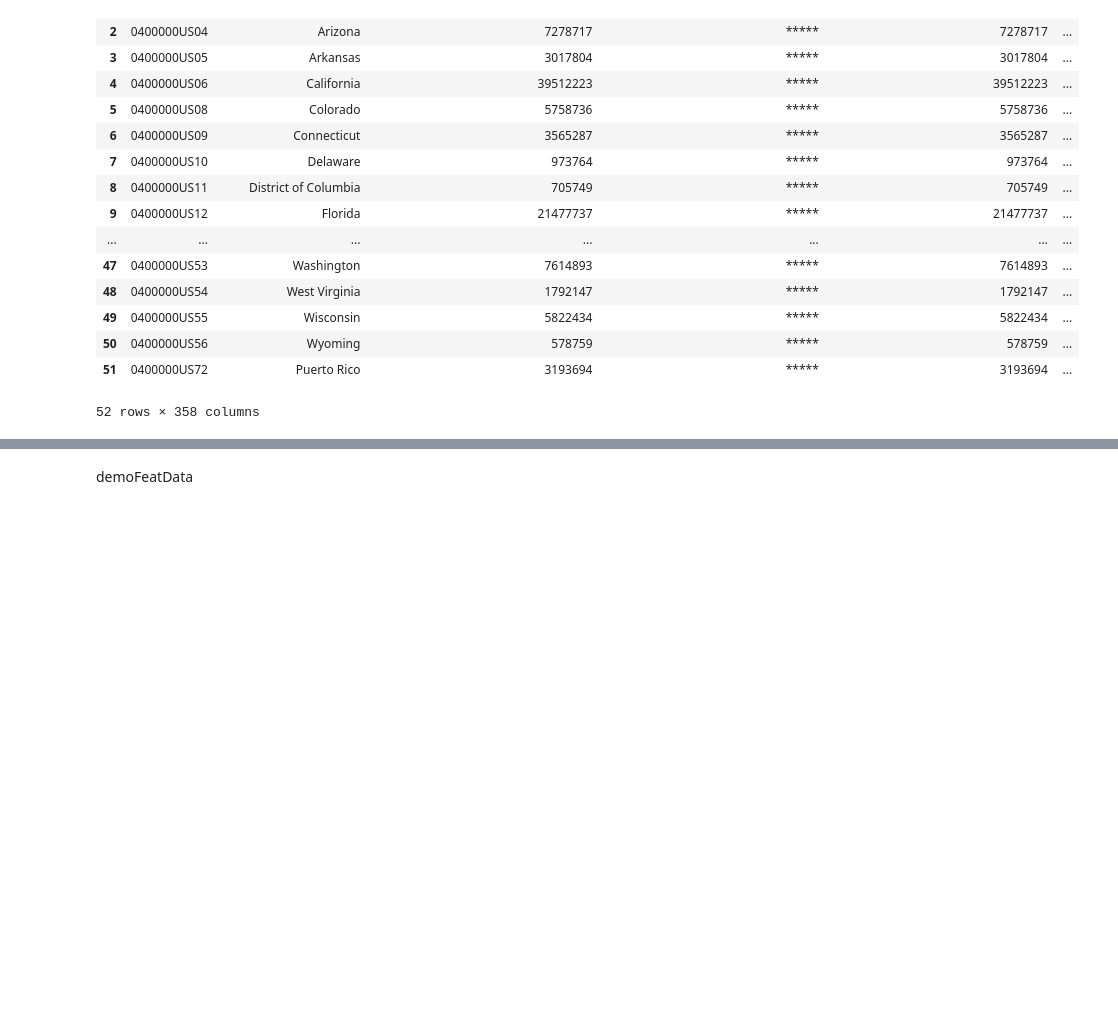
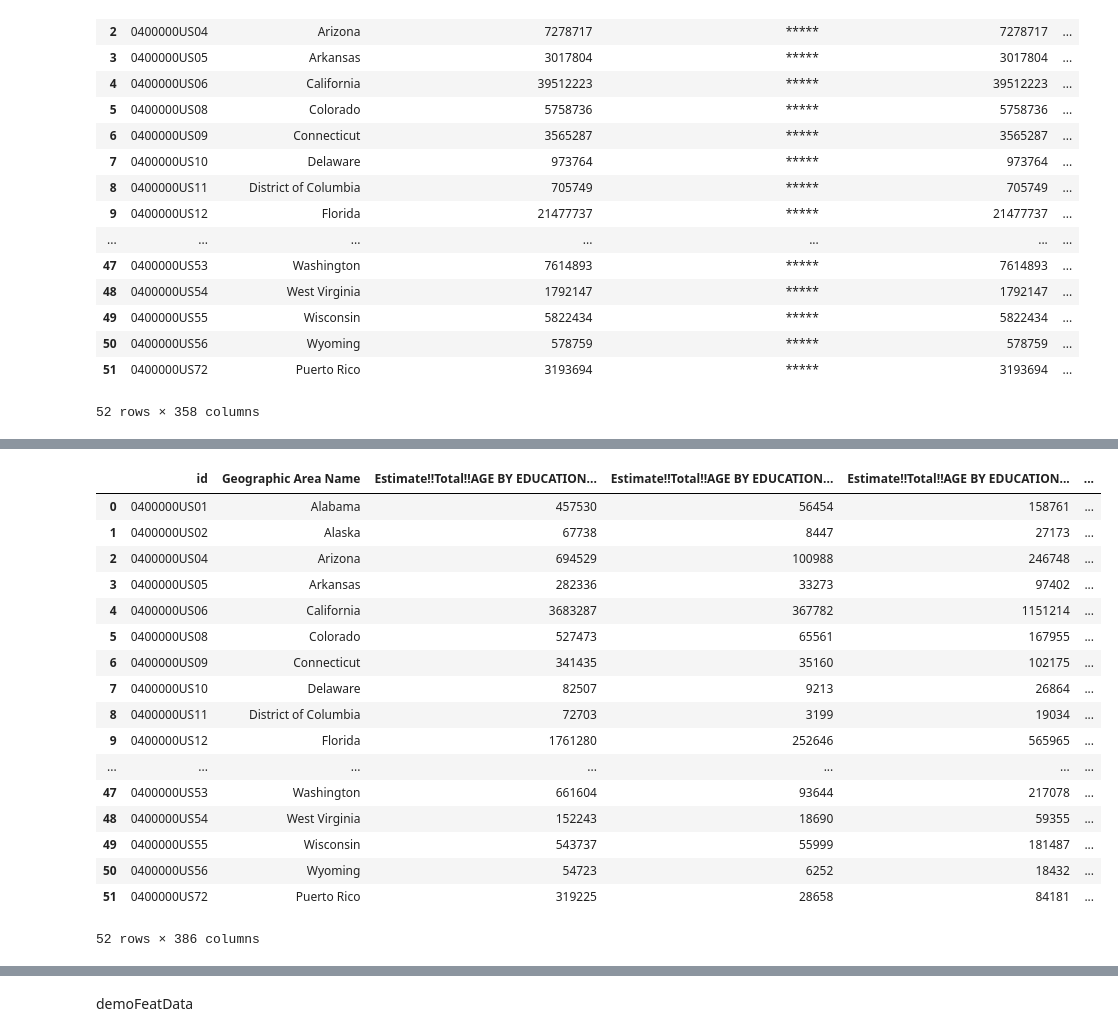
Before and after one commit to MichiganDataScienceTeam/F20-Election-Prediction, a Jupyter notebook: notebooks/demographic_exploration.ipynb, the cells around one changed output, grey strips where cells are left out. Saved outputs shown, nothing was run; the diff lists cells and outputs as text; code cells hidden in the pictures; blank space fills up the shorter version.

```diff
--- a/notebooks/demographic_exploration.ipynb
+++ b/notebooks/demographic_exploration.ipynb
@@ -75,9 +57,29 @@ feat_columns = ["Estimate!!SEX AND AGE!!Total population!!Median age (years)",
 # %%
 demoFeatData = demographicData[feat_columns]
 # %%
-educationData = pd.read_csv("../data/ACSST1Y2019.S1501_data_with_overlays_2020-10-22T140417.csv",skiprows=([0]))
+educationData = pd.read_csv("Data/ACSST1Y2019.S1501_data_with_overlays_2020-10-22T140417.csv",skiprows=([0]))
 # %%
 margins = [column for column in educationData.columns if "Margin" in column]
 # %%
 educationData = educationData.drop(columns = margins)
+educationData
+# %% [output]
+|  | id | Geographic Area Name | Estimate!!Total!!AGE BY EDUCATION... | Estimate!!Total!!AGE BY EDUCATION... | Estimate!!Total!!AGE BY EDUCATION... | ... |
+| 0 | 0400000US01 | Alabama | 457530 | 56454 | 158761 | ... |
+| 1 | 0400000US02 | Alaska | 67738 | 8447 | 27173 | ... |
+| 2 | 0400000US04 | Arizona | 694529 | 100988 | 246748 | ... |
+| 3 | 0400000US05 | Arkansas | 282336 | 33273 | 97402 | ... |
+| 4 | 0400000US06 | California | 3683287 | 367782 | 1151214 | ... |
+| 5 | 0400000US08 | Colorado | 527473 | 65561 | 167955 | ... |
+| 6 | 0400000US09 | Connecticut | 341435 | 35160 | 102175 | ... |
+| 7 | 0400000US10 | Delaware | 82507 | 9213 | 26864 | ... |
+| 8 | 0400000US11 | District of Columbia | 72703 | 3199 | 19034 | ... |
+| 9 | 0400000US12 | Florida | 1761280 | 252646 | 565965 | ... |
+| ... | ... | ... | ... | ... | ... | ... |
+| 47 | 0400000US53 | Washington | 661604 | 93644 | 217078 | ... |
+| 48 | 0400000US54 | West Virginia | 152243 | 18690 | 59355 | ... |
+| 49 | 0400000US55 | Wisconsin | 543737 | 55999 | 181487 | ... |
+| 50 | 0400000US56 | Wyoming | 54723 | 6252 | 18432 | ... |
+| 51 | 0400000US72 | Puerto Rico | 319225 | 28658 | 84181 | ... |
+52 rows × 386 columns
 # %%
```
Also changed, not shown: parts of 16 cells of this notebook, 4 other files.
